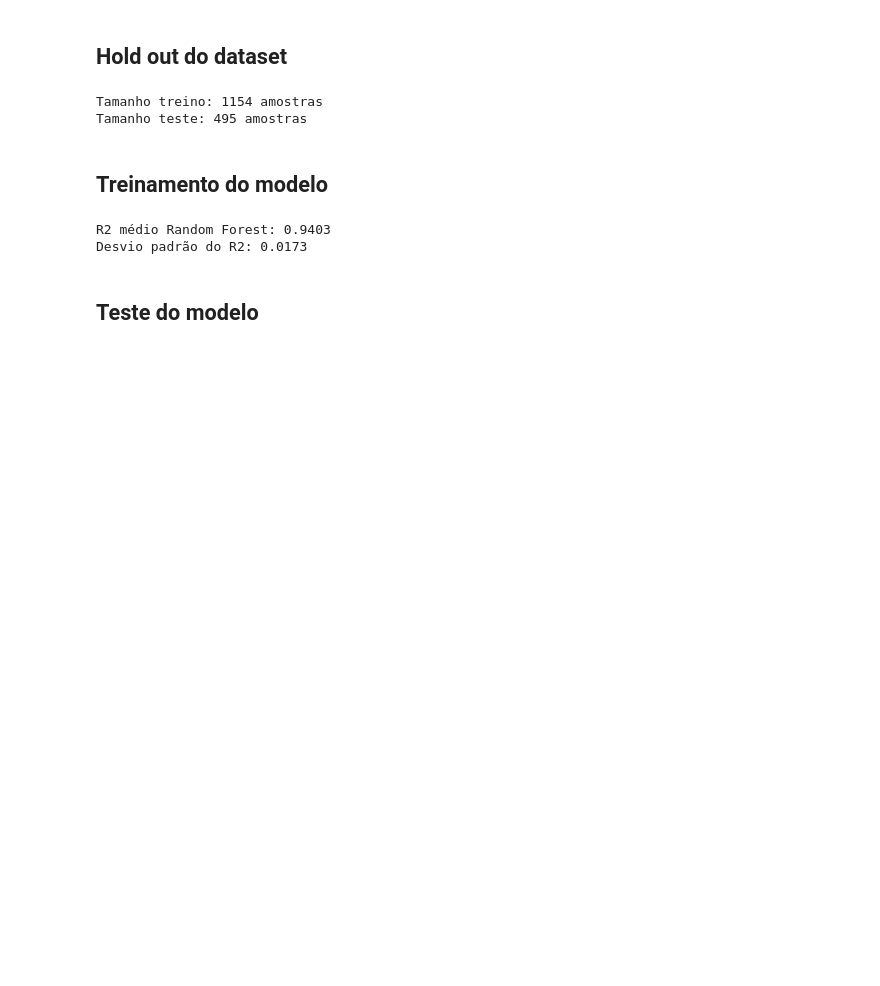
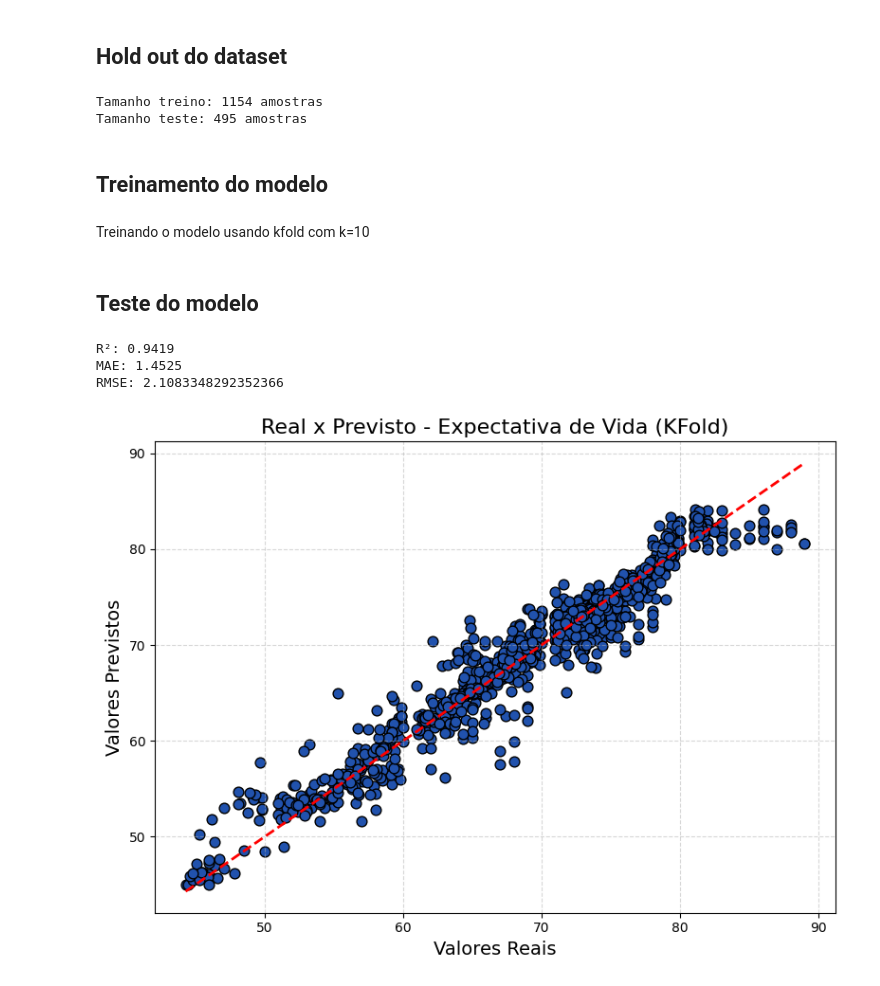
Before and after one commit to pab-h/DataScienceProcess, a Jupyter notebook: notebooks/lifeExpectancy.ipynb, the cells around one changed output. Saved outputs shown, nothing was run; the diff lists cells and outputs as text; code cells hidden in the pictures; blank space fills up the shorter version.

Commit message:
adicionei o teste do modelo

```diff
--- a/notebooks/lifeExpectancy.ipynb
+++ b/notebooks/lifeExpectancy.ipynb
@@ -378,16 +379,45 @@ Tamanho treino: 1154 amostras
 Tamanho teste: 495 amostras
 # %% [markdown]
 ## Treinamento do modelo
+# %% [markdown]
+Treinando o modelo usando kfold com k=10
 # %%
+kf = KFold(n_splits=10, shuffle=True, random_state=42)
 model = RandomForestRegressor(random_state=42)
 
-kf = KFold(n_splits=10, shuffle=True, random_state=42)
-scores = cross_val_score(model, X_train, y_train, cv=kf, scoring='r2')
+y_real = []
+y_pred = []
 
-print(f'R2 médio Random Forest: {np.mean(scores):.4f}')
-print(f'Desvio padrão do R2: {np.std(scores):.4f}')
+for train_index, test_index in kf.split(X_train):
+    X_tr, X_val = X_train.iloc[train_index], X_train.iloc[test_index]
+    y_tr, y_val = y_train.iloc[train_index], y_train.iloc[test_index]
+
+    model.fit(X_tr, y_tr)
+    y_val_pred = model.predict(X_val)
+
+    y_real.extend(y_val)
+    y_pred.extend(y_val_pred)
+
+y_real = np.array(y_real)
+y_pred = np.array(y_pred)
-# %% [output]
-R2 médio Random Forest: 0.9403
-Desvio padrão do R2: 0.0173
 # %% [markdown]
 ## Teste do modelo
+# %%
+print(f"R²: {r2_score(y_real, y_pred):.4f}")
+print(f"MAE: {mean_absolute_error(y_real, y_pred):.4f}")
+print(f"RMSE: {np.sqrt(mean_squared_error(y_real, y_pred))}")
+
+plt.figure(figsize=(8, 6))
+plt.scatter(y_real, y_pred, color="#2152ad", edgecolor='k', s=60)
+plt.plot([y_real.min(), y_real.max()], [y_real.min(), y_real.max()], 'r--', linewidth=2)
+plt.xlabel('Valores Reais', fontsize=14)
+plt.ylabel('Valores Previstos', fontsize=14)
+plt.title('Real x Previsto - Expectativa de Vida (KFold)', fontsize=16)
+plt.grid(True, linestyle='--', alpha=0.5)
+plt.tight_layout()
+plt.show()
+# %% [output]
+R²: 0.9419
+MAE: 1.4525
+RMSE: 2.1083348292352366
+[figure, added]
```
Also changed, not shown: parts of 1 cell of this notebook.
